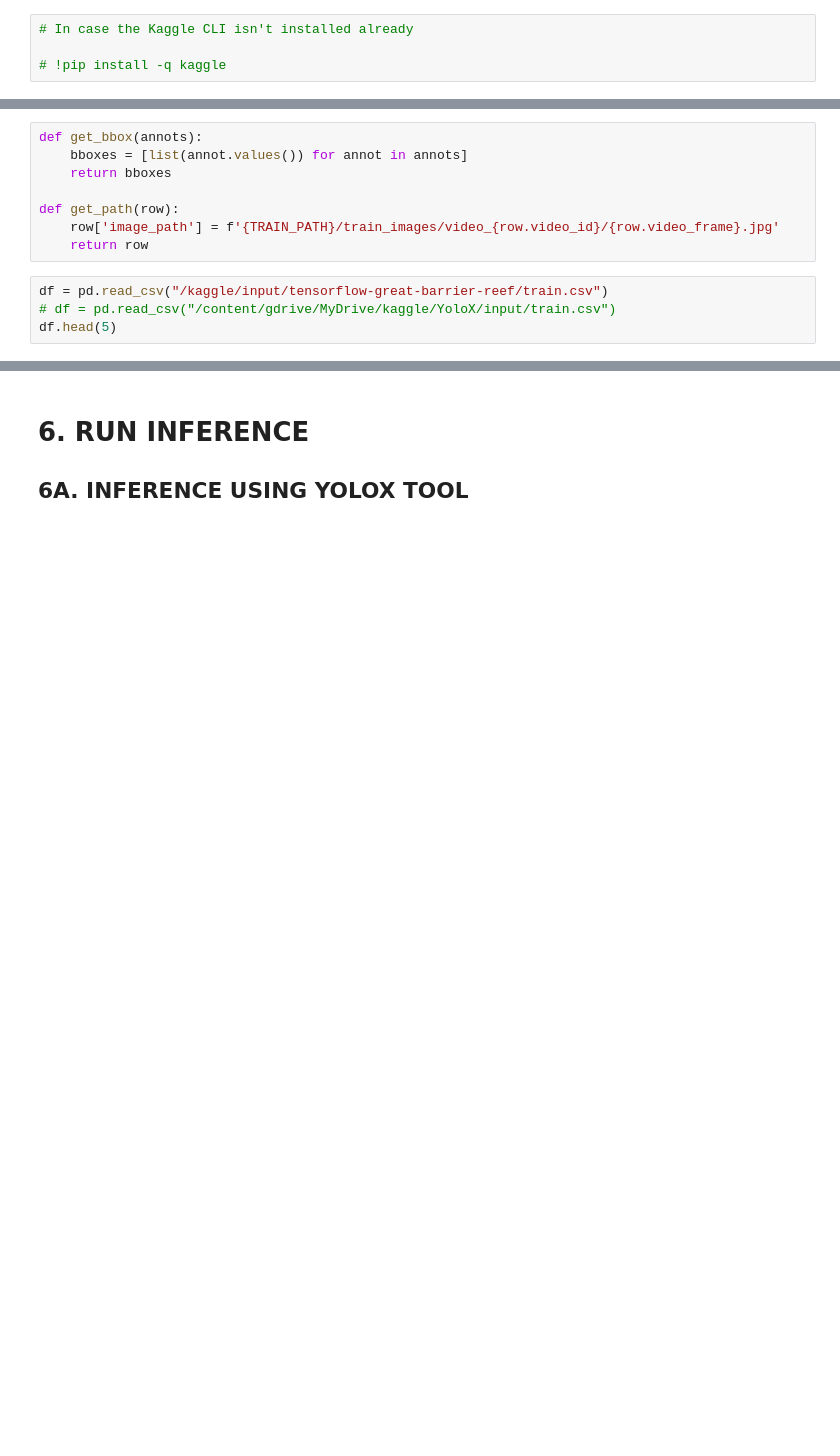
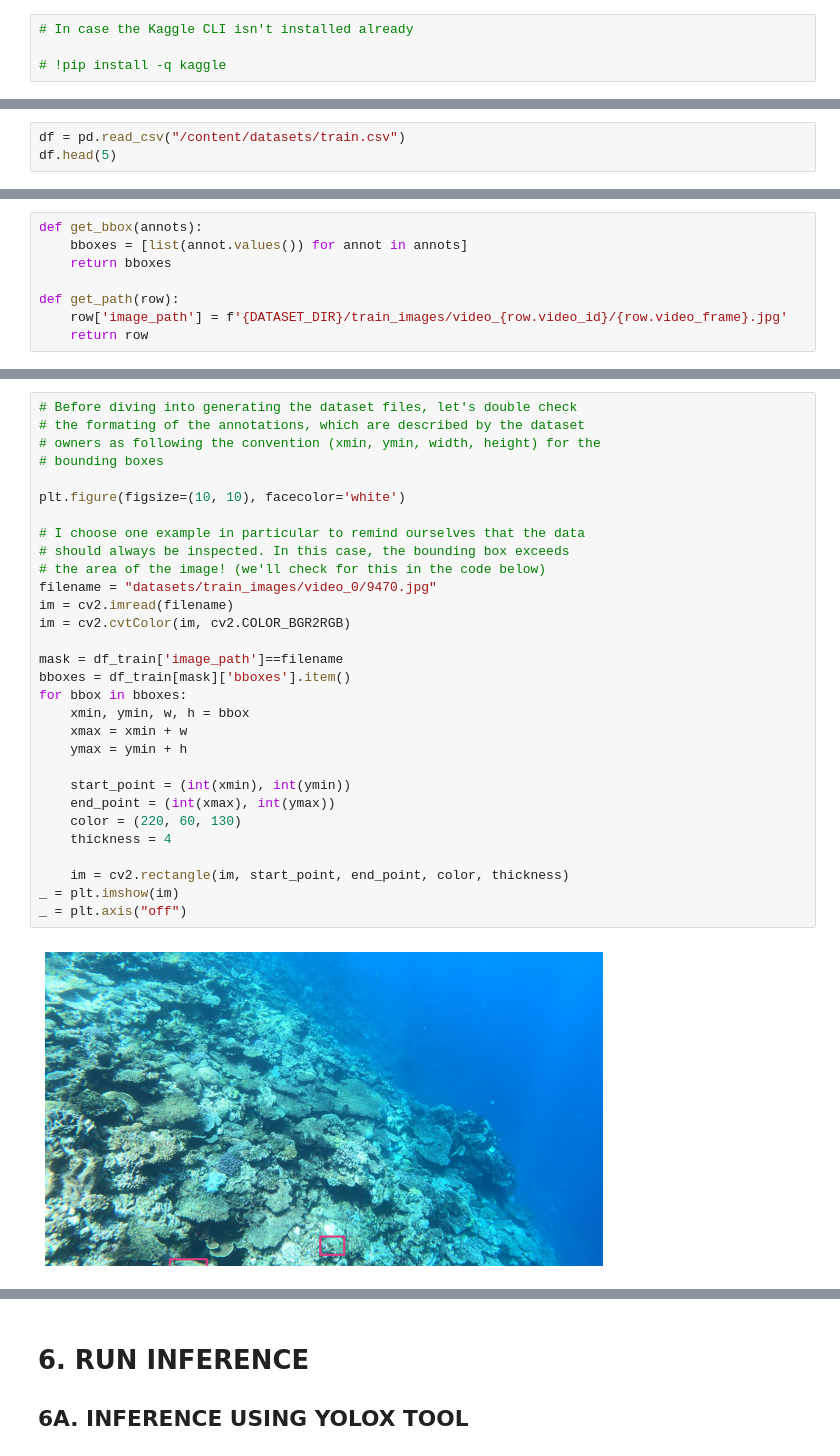
Before and after one commit to datasith/ds-experiments-yolox, a Jupyter notebook: demo_kaggle_cots.ipynb, the cells around one changed output, grey strips where cells are left out. Saved outputs shown, nothing was run; the diff lists cells and outputs as text; blank space fills up the shorter version.

```diff
--- a/demo_kaggle_cots.ipynb
+++ b/demo_kaggle_cots.ipynb
@@ -215,0 +111,3 @@ WARNING: Running pip as the 'root' user can result in broken permissions and con
+# %%
+df = pd.read_csv("/content/datasets/train.csv")
+df.head(5)
@@ -224,9 +128,5 @@ def get_bbox(annots):
     return bboxes
 
 def get_path(row):
-    row['image_path'] = f'{TRAIN_PATH}/train_images/video_{row.video_id}/{row.video_frame}.jpg'
+    row['image_path'] = f'{DATASET_DIR}/train_images/video_{row.video_id}/{row.video_frame}.jpg'
     return row
-# %%
-df = pd.read_csv("/kaggle/input/tensorflow-great-barrier-reef/train.csv")
-# df = pd.read_csv("/content/gdrive/MyDrive/kaggle/YoloX/input/train.csv")
-df.head(5)
@@ -561,0 +210,32 @@ yolox_s.pth         100%[===================>]  68.71M  35.0MB/s    in 2.0s
+# %%
+# Before diving into generating the dataset files, let's double check
+# the formating of the annotations, which are described by the dataset
+# owners as following the convention (xmin, ymin, width, height) for the
+# bounding boxes
+
+plt.figure(figsize=(10, 10), facecolor='white')
+
+# I choose one example in particular to remind ourselves that the data
+# should always be inspected. In this case, the bounding box exceeds
+# the area of the image! (we'll check for this in the code below)
+filename = "datasets/train_images/video_0/9470.jpg"
+im = cv2.imread(filename)
+im = cv2.cvtColor(im, cv2.COLOR_BGR2RGB)
+
+mask = df_train['image_path']==filename
+bboxes = df_train[mask]['bboxes'].item()
+for bbox in bboxes:
+    xmin, ymin, w, h = bbox
+    xmax = xmin + w
+    ymax = ymin + h
+
+    start_point = (int(xmin), int(ymin))
+    end_point = (int(xmax), int(ymax))
+    color = (220, 60, 130)
+    thickness = 4
+
+    im = cv2.rectangle(im, start_point, end_point, color, thickness)
+_ = plt.imshow(im)
+_ = plt.axis("off")
+# %% [output]
+[figure, added]
```
Also changed, not shown: parts of 95 cells of this notebook, 2 other files.
